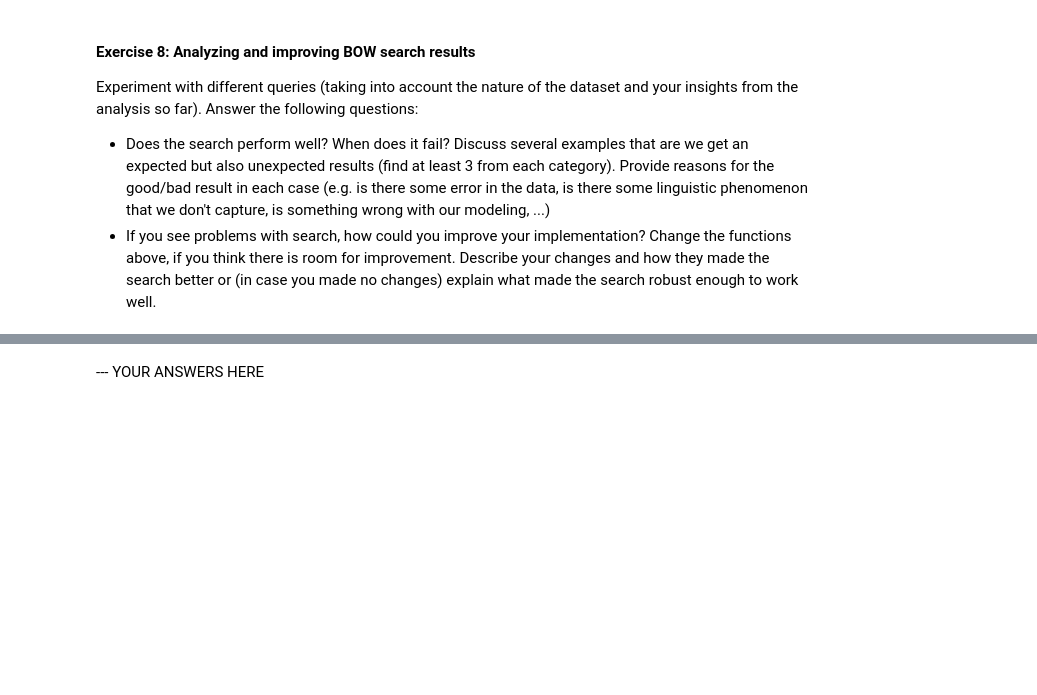
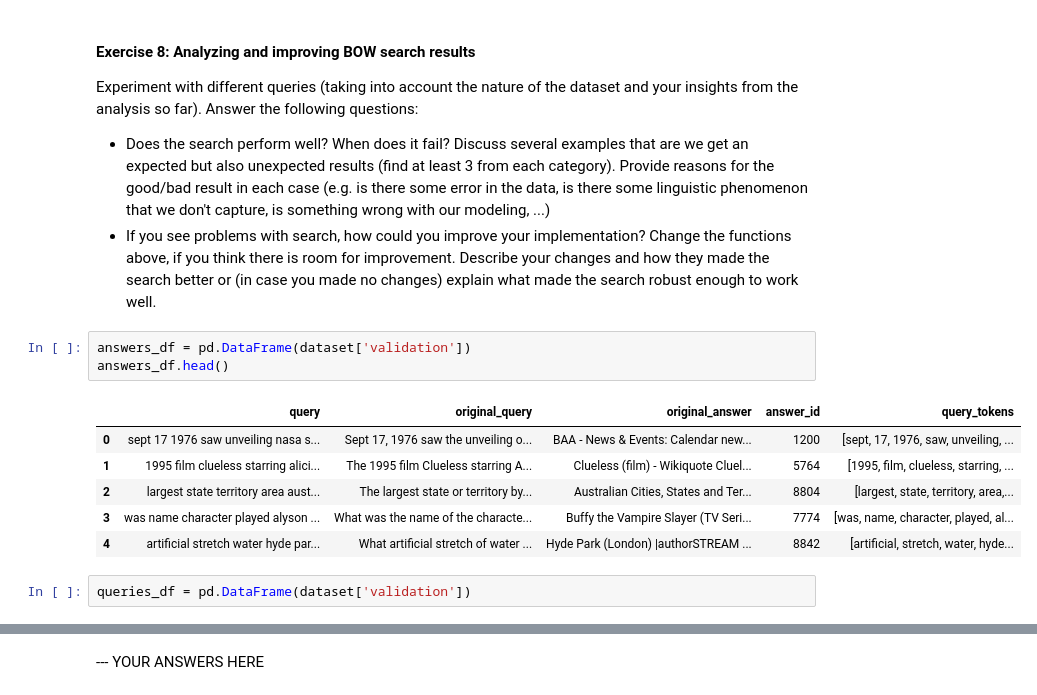
Before and after one commit to OmericoN/NLP_Labs1_Group18, a Jupyter notebook: Lab2/lab2_Omer.ipynb, the cells around one changed output, grey strips where cells are left out. Drawn from its saved outputs; the diff is of its cells as text; blank space fills up the shorter version.

```diff
--- a/Lab2/lab2_Omer.ipynb
+++ b/Lab2/lab2_Omer.ipynb
@@ -873,5 +891,17 @@ Experiment with different queries (taking into account the nature of the dataset
 Answer the following questions:
 - Does the search perform well? When does it fail? Discuss several examples that are we get an expected but also unexpected results (find at least 3 from each category). Provide reasons for the good/bad result in each case (e.g. is there some error in the data, is there some linguistic phenomenon that we don't capture, is something wrong with our modeling, ...)
 - If you see problems with search, how could you improve your implementation? Change the functions above, if you think there is room for improvement. Describe your changes and how they made the search better or (in case you made no changes) explain what made the search robust enough to work well.
+# %%
+answers_df = pd.DataFrame(dataset['validation'])
+answers_df.head()
+# %% [output]
+|  | query | original_query | original_answer | answer_id | query_tokens |
+| 0 | sept 17 1976 saw unveiling nasa s... | Sept 17, 1976 saw the unveiling o... | BAA - News & Events: Calendar new... | 1200 | [sept, 17, 1976, saw, unveiling, ... |
+| 1 | 1995 film clueless starring alici... | The 1995 film Clueless starring A... | Clueless (film) - Wikiquote Cluel... | 5764 | [1995, film, clueless, starring, ... |
+| 2 | largest state territory area aust... | The largest state or territory by... | Australian Cities, States and Ter... | 8804 | [largest, state, territory, area,... |
+| 3 | was name character played alyson ... | What was the name of the characte... | Buffy the Vampire Slayer (TV Seri... | 7774 | [was, name, character, played, al... |
+| 4 | artificial stretch water hyde par... | What artificial stretch of water ... | Hyde Park (London) |authorSTREAM ... | 8842 | [artificial, stretch, water, hyde... |
+# %%
+queries_df = pd.DataFrame(dataset['validation'])
 # %%
 #### YOUR CODE HERE
```
Also changed, not shown: parts of 17 cells of this notebook.
